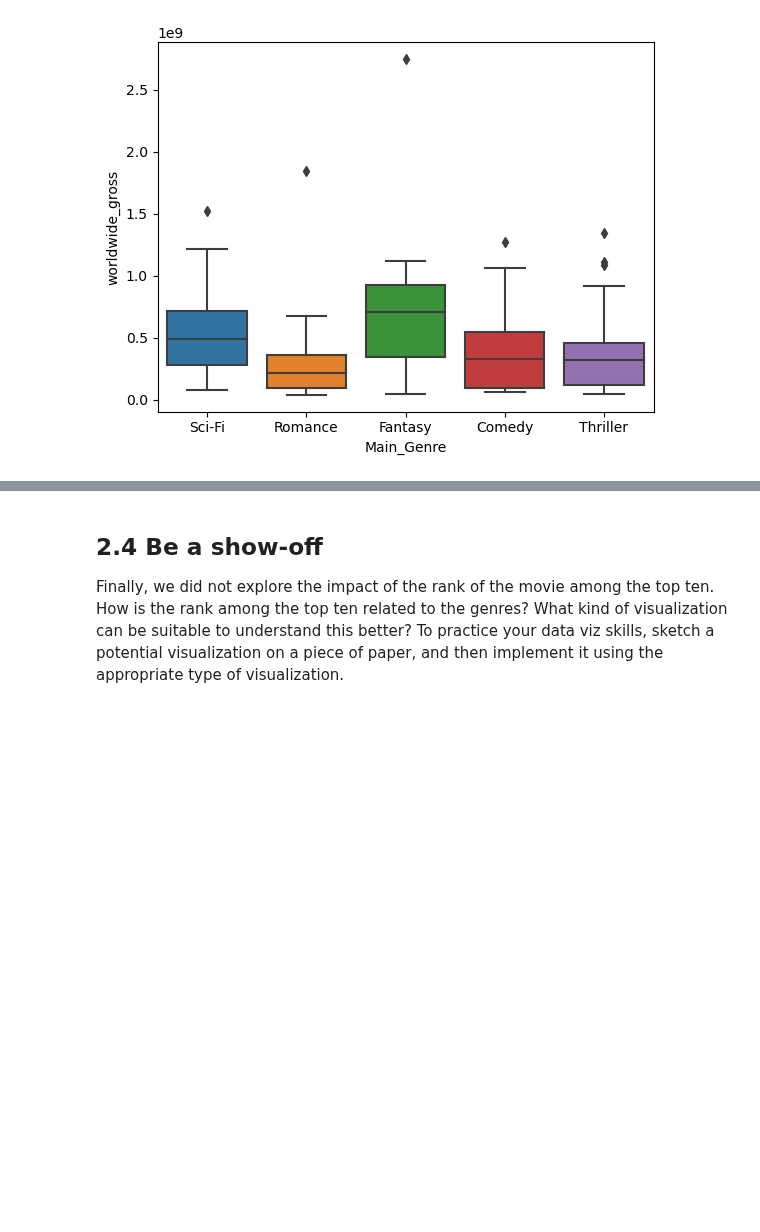
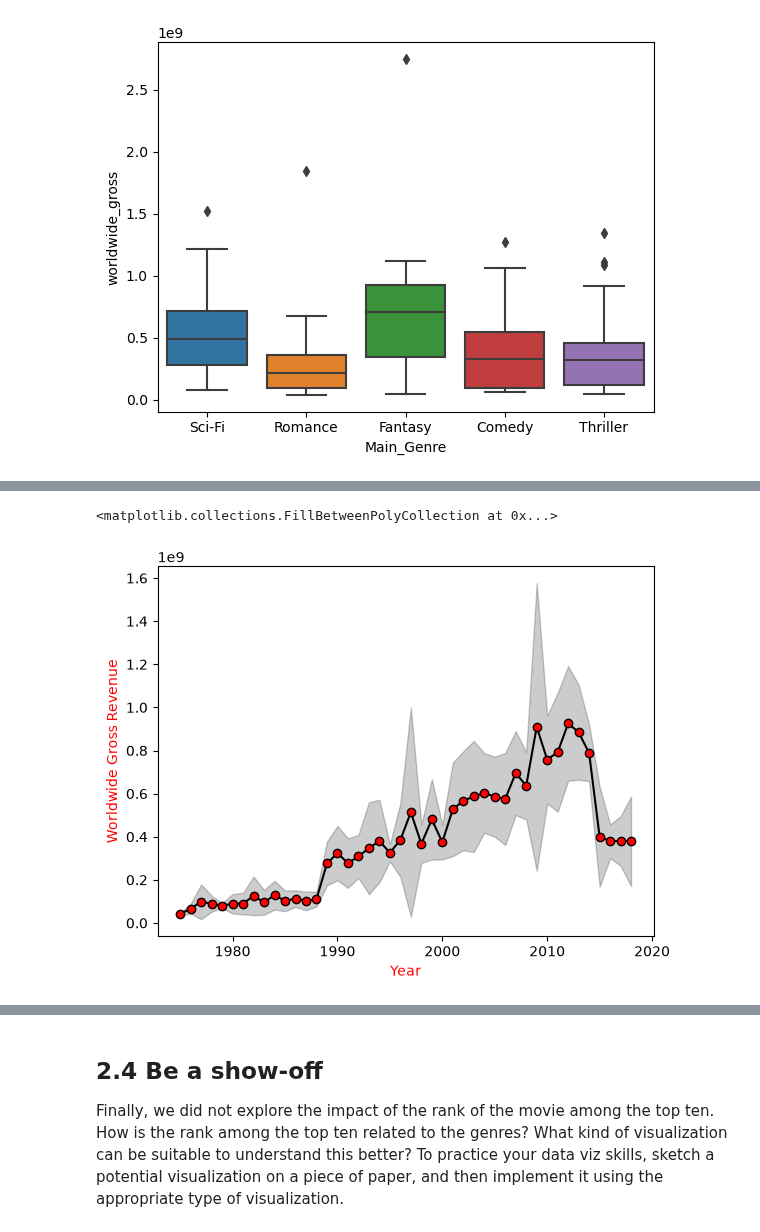
Before and after one commit to floribau/EPFL-ADA-2026, a Jupyter notebook: Exercises/02 - Data viz and data from the web/Becoming a DataVizard exercise.ipynb, the cells around one changed output, grey strips where cells are left out. Cells and saved outputs as stored; diff of their text form; code cells hidden in the pictures; blank space fills up the shorter version.

```diff
--- a/Exercises/02 - Data viz and data from the web/Becoming a DataVizard exercise.ipynb
+++ b/Exercises/02 - Data viz and data from the web/Becoming a DataVizard exercise.ipynb
@@ -190,0 +209,23 @@ In the next three excercises, you are provided with descriptions and rough sketc
+# %%
+# Write your code to make filled plot here
+plt.xlabel('Year', color='red')
+plt.ylabel('Worldwide Gross Revenue', color='red')
+
+plt.plot(
+    movies_yearly_worldwide_gross['year'],
+    movies_yearly_worldwide_gross['worldwide_gross_mean'],
+    '-ok',
+    # color='black',
+    markerfacecolor='red',
+    # markeredgecolor='red',
+)
+plt.fill_between(
+    x = movies_yearly_worldwide_gross['year'],
+    y1 = movies_yearly_worldwide_gross['worldwide_gross_mean'] - movies_yearly_worldwide_gross['worldwide_gross_std'],
+    y2 = movies_yearly_worldwide_gross['worldwide_gross_mean'] + movies_yearly_worldwide_gross['worldwide_gross_std'],
+    alpha = 0.2,
+    color='black'
+)
+# %% [output]
+<matplotlib.collections.FillBetweenPolyCollection at 0x...>
+[figure, added]
```
Also changed, not shown: parts of 31 cells of this notebook.
